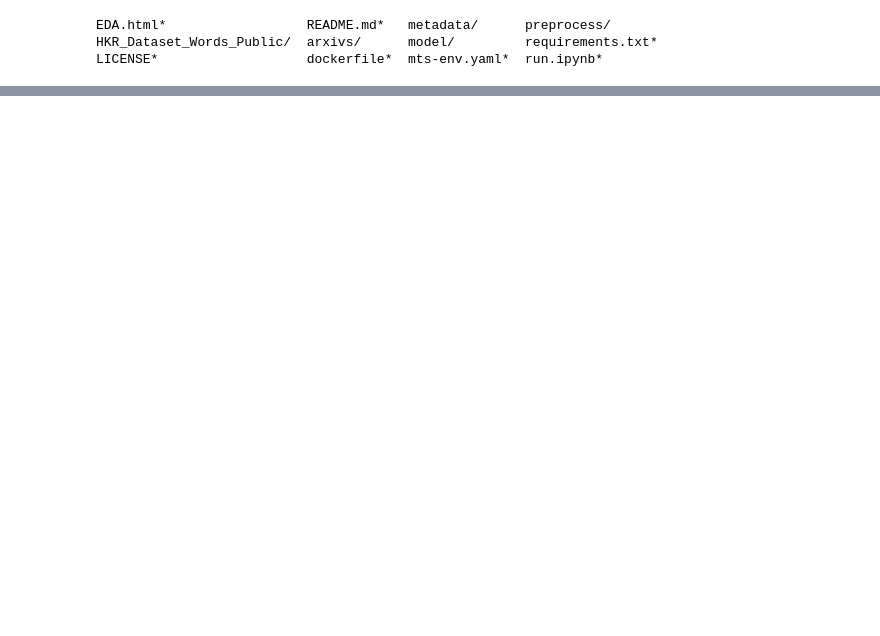
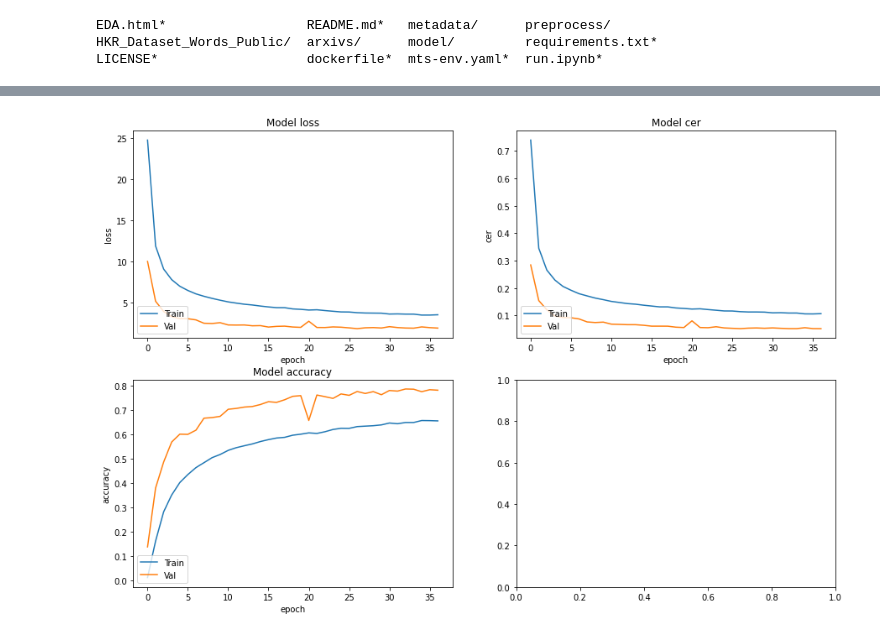
Before and after one commit to sir-timio/HTR, a Jupyter notebook: run.ipynb, the cells around one changed output, grey strips where cells are left out. Cells and saved outputs as stored; diff of their text form; code cells hidden in the pictures; blank space fills up the shorter version.

Commit message:
first training

```diff
--- a/run.ipynb
+++ b/run.ipynb
@@ -101,0 +127,3 @@ from model import Model
+# %%
+model = Model(params)
+model.build()
@@ -101,0 +136,2 @@ from model import Model
+# %%
+model.fit(train, val)
@@ -101,0 +174,18 @@ from model import Model
+# %%
+def show_history(history, indicators, nrows=2, ncols=2, width=15, height=10):
+    _, ax = plt.subplots(nrows, ncols, figsize=(width, height))
+    for i in range(min(len(indicators), nrows*ncols)):
+        indicator_name = indicators[i]
+        ax[i // ncols, i % ncols].plot(history.history[indicator_name])
+        ax[i // ncols, i % ncols].plot(history.history['val_' + indicator_name])
+        ax[i // ncols, i % ncols].set_title('Model ' + indicator_name)
+        ax[i // ncols, i % ncols].set_ylabel(indicator_name)
+        ax[i // ncols, i % ncols].set_xlabel('epoch')
+        ax[i // ncols, i % ncols].legend(['Train', 'Val'], loc='lower left')
+    plt.show()
+# %%
+history = model.get_history()
+# %%
+show_history(history, ['loss', 'cer', 'accuracy'])
+# %% [output]
+[figure, added]
```
Also changed, not shown: parts of 13 cells of this notebook, 18 other files.
